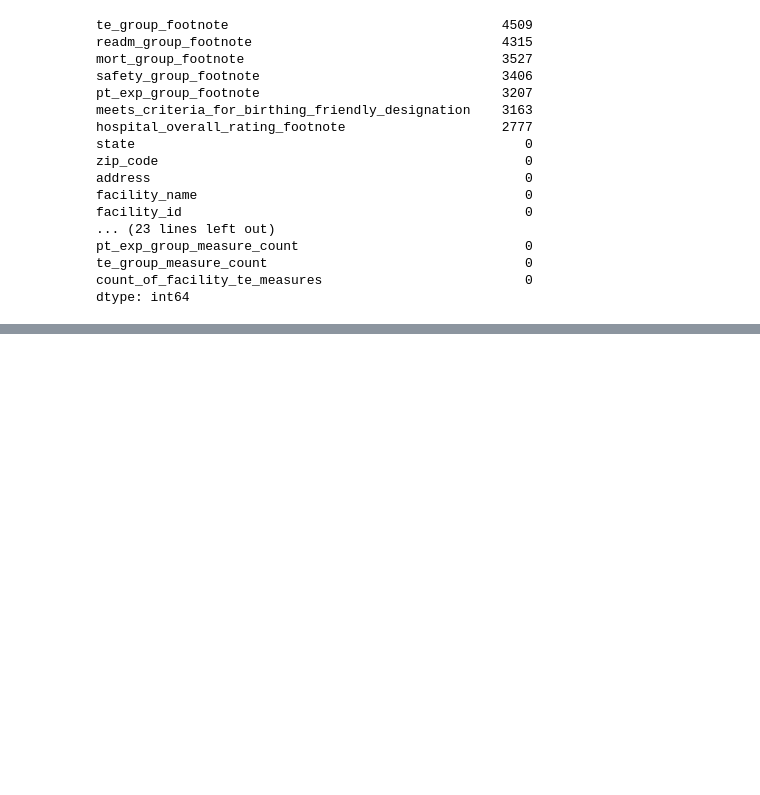
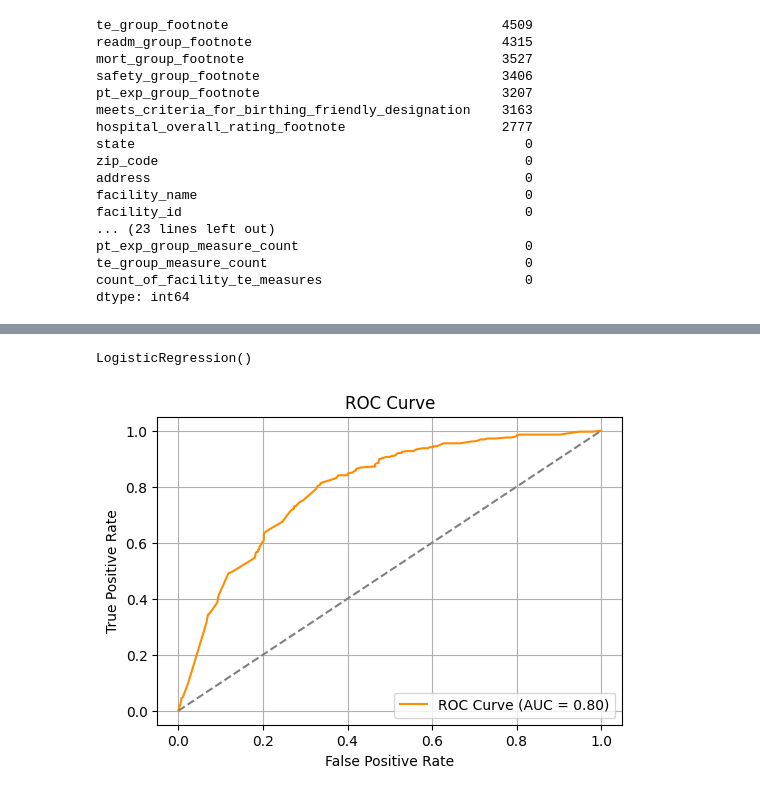
Before and after one commit to ShaziaK354/healthcare-readmission-analysis, a Jupyter notebook: Notebooks/Track3_Healthcare_ML_Day1.ipynb, the cells around one changed output, grey strips where cells are left out. Saved outputs shown, nothing was run; the diff lists cells and outputs as text; code cells hidden in the pictures; blank space fills up the shorter version.

```diff
--- a/Notebooks/Track3_Healthcare_ML_Day1.ipynb
+++ b/Notebooks/Track3_Healthcare_ML_Day1.ipynb
@@ -68,0 +181,46 @@ df.to_csv("C:/Users/shazi/Healthcare_Project/data/cleaned_cms_ml.csv", index=Fal
+# %%
+# 1. Imports
+import pandas as pd
+from sklearn.model_selection import train_test_split
+from sklearn.linear_model import LogisticRegression
+from sklearn.metrics import classification_report, roc_curve, auc
+import matplotlib.pyplot as plt
+
+# 2. Load your preprocessed dataset
+df = pd.read_csv("C:/Users/shazi/Healthcare_Project/data/preprocessed_readmission.csv")
+
+# 3. Split features + target
+X = df.drop(columns=['readmission_flag'])
+y = df['readmission_flag']
+
+# 4. Train/test split
+X_train, X_test, y_train, y_test = train_test_split(X, y, test_size=0.2, random_state=42)
+
+# 5. Train the model again
+model = LogisticRegression()
+model.fit(X_train, y_train)
+# %% [output]
+LogisticRegression()
+# %%
+from sklearn.metrics import roc_curve, auc
+import matplotlib.pyplot as plt
+
+# Get model probabilities
+y_prob = model.predict_proba(X_test)[:, 1]
+
+# Calculate ROC Curve
+fpr, tpr, thresholds = roc_curve(y_test, y_prob)
+roc_auc = auc(fpr, tpr)
+
+# Plot
+plt.figure(figsize=(6, 4))
+plt.plot(fpr, tpr, label=f"ROC Curve (AUC = {roc_auc:.2f})", color='darkorange')
+plt.plot([0, 1], [0, 1], linestyle='--', color='gray')
+plt.xlabel("False Positive Rate")
+plt.ylabel("True Positive Rate")
+plt.title("ROC Curve")
+plt.legend(loc="lower right")
+plt.grid(True)
+plt.show()
+# %% [output]
+[figure, added]
```
Also changed, not shown: parts of 9 cells of this notebook, 4 other files.
